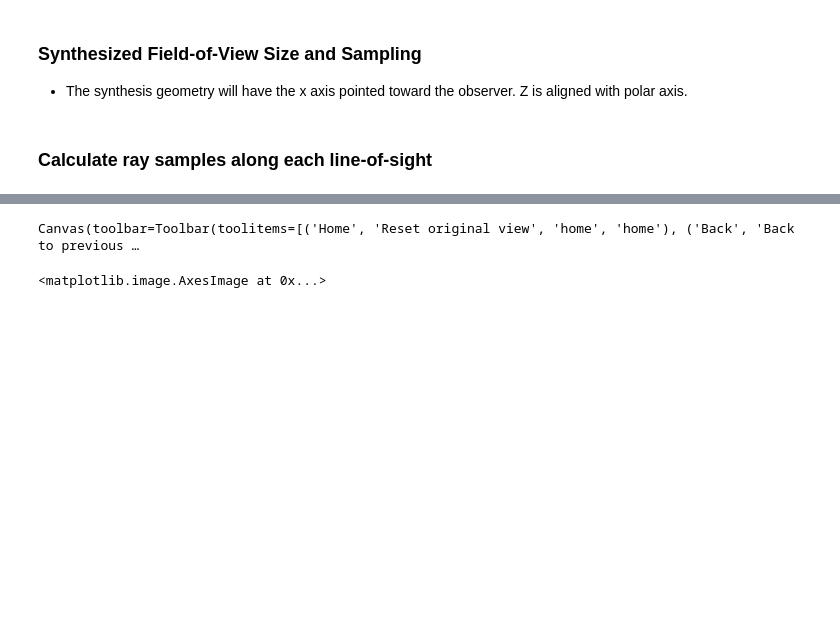
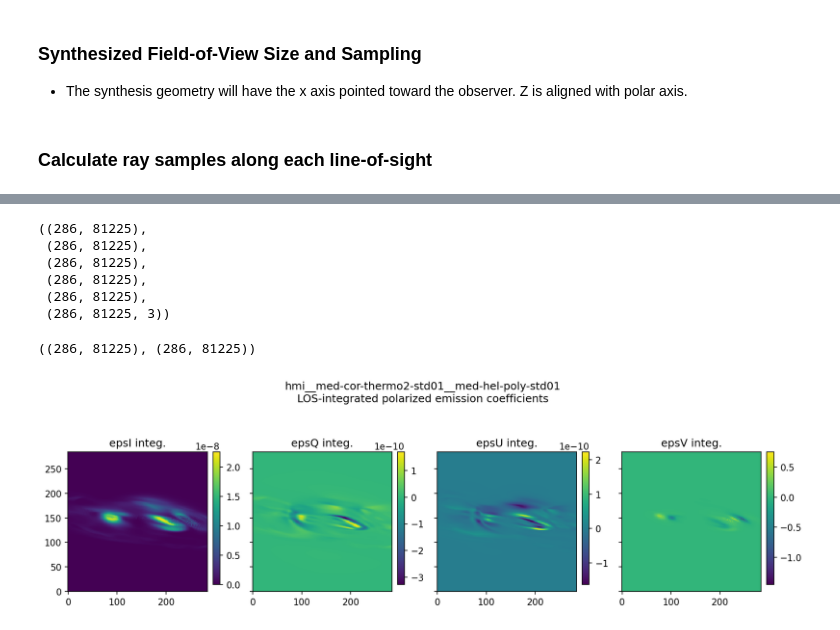
Before and after one commit to tschad/pycelp, a Jupyter notebook: examples/Example_PSI_model_synthesis.ipynb, the cells around one changed output, grey strips where cells are left out. Saved outputs shown, nothing was run; the diff lists cells and outputs as text; code cells hidden in the pictures; blank space fills up the shorter version.

```diff
--- a/examples/Example_PSI_model_synthesis.ipynb
+++ b/examples/Example_PSI_model_synthesis.ipynb
@@ -498,6 +365,0 @@ Deprecated in NumPy 1.20; for more details and guidance: https://numpy.org/devdo
-# %%
-plt.figure()
-plt.imshow(np.log10(totIQU[:,:,0]).T,cmap = plt.get_cmap('Greys_r'))
-# %% [output]
-Canvas(toolbar=Toolbar(toolitems=[('Home', 'Reset original view', 'home', 'home'), ('Back', 'Back to previous …
-<matplotlib.image.AxesImage at 0x...>
@@ -509,0 +366,15 @@ Canvas(toolbar=Toolbar(toolitems=[('Home', 'Reset original view', 'home', 'home'
+# %%
+ccoef_rays.shape,align_rays.shape,thetaBlos.shape,blens.shape,thetaAzi.shape,rays_xyz.shape
+# %% [output]
+((286, 81225),
+ (286, 81225),
+ (286, 81225),
+ (286, 81225),
+ (286, 81225),
+ (286, 81225, 3))
+# %%
+epsI   = ccoef_rays*(1.0+(1./(2.*np.sqrt(2.)))*(3.*np.cos(thetaBlos)**2 - 1.)*D_coeff*align_rays)
+epsQnr = ccoef_rays*(3./(2.*np.sqrt(2.)))*(np.sin(thetaBlos)**2)*D_coeff*align_rays
+epsQ   = np.cos(2.*thetaAzi)*epsQnr
+epsU   = -np.sin(2.*thetaAzi)*epsQnr
+epsV   = ccoef_rays*np.cos(thetaBlos)*(1399612.2*blens)*(geff + E_coeff*align_rays)
@@ -509,0 +386,30 @@ Canvas(toolbar=Toolbar(toolitems=[('Home', 'Reset original view', 'home', 'home'
+# %%
+epsI_int = np.trapz(epsI,axis=0).reshape(*yya.shape).T
+epsQ_int = np.trapz(epsQ,axis=0).reshape(*yya.shape).T
+epsU_int = np.trapz(epsU,axis=0).reshape(*yya.shape).T
+epsV_int = np.trapz(epsV,axis=0).reshape(*yya.shape).T  ## ??? how to phrase this?
+# %%
+epsI.shape,dray.shape
+# %% [output]
+((286, 81225), (286, 81225))
+# %%
+fig,ax = plt.subplots(1,4,figsize = (12,4),sharex=True,sharey=True)
+ax = ax.flatten()
+im0 = ax[0].imshow(epsI_int)
+im1 = ax[1].imshow(epsQ_int)
+im2 = ax[2].imshow(epsU_int)
+im3 = ax[3].imshow(epsV_int)
+labs = 'epsI integ.','epsQ integ.','epsU integ.','epsV integ.'
+for n in range(4): ax[n].set_title(labs[n])
+
+cbars = []
+for axi in ax:
+ cax = axi.inset_axes([1.04, 0.05, 0.05, 0.95], transform=axi.transAxes)
+ cbar1 = fig.colorbar(axi.get_images()[0],ax=axi,cax=cax)
+ cbars.append(cbar1)
+
+fig.suptitle(modelName + '\nLOS-integrated polarized emission coefficients')
+
+fig.tight_layout()
+# %% [output]
+[figure, added]
```
Also changed, not shown: parts of 48 cells of this notebook, 1 other file.
